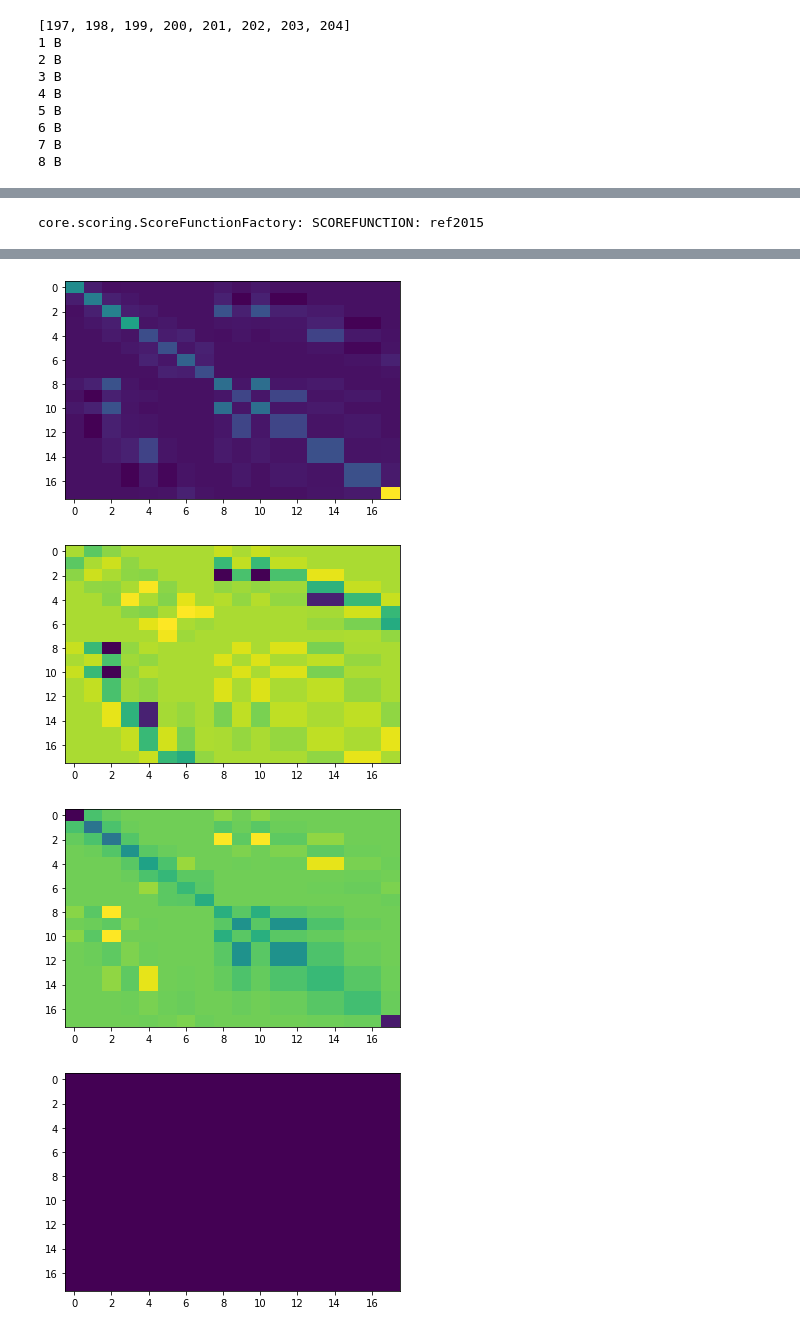
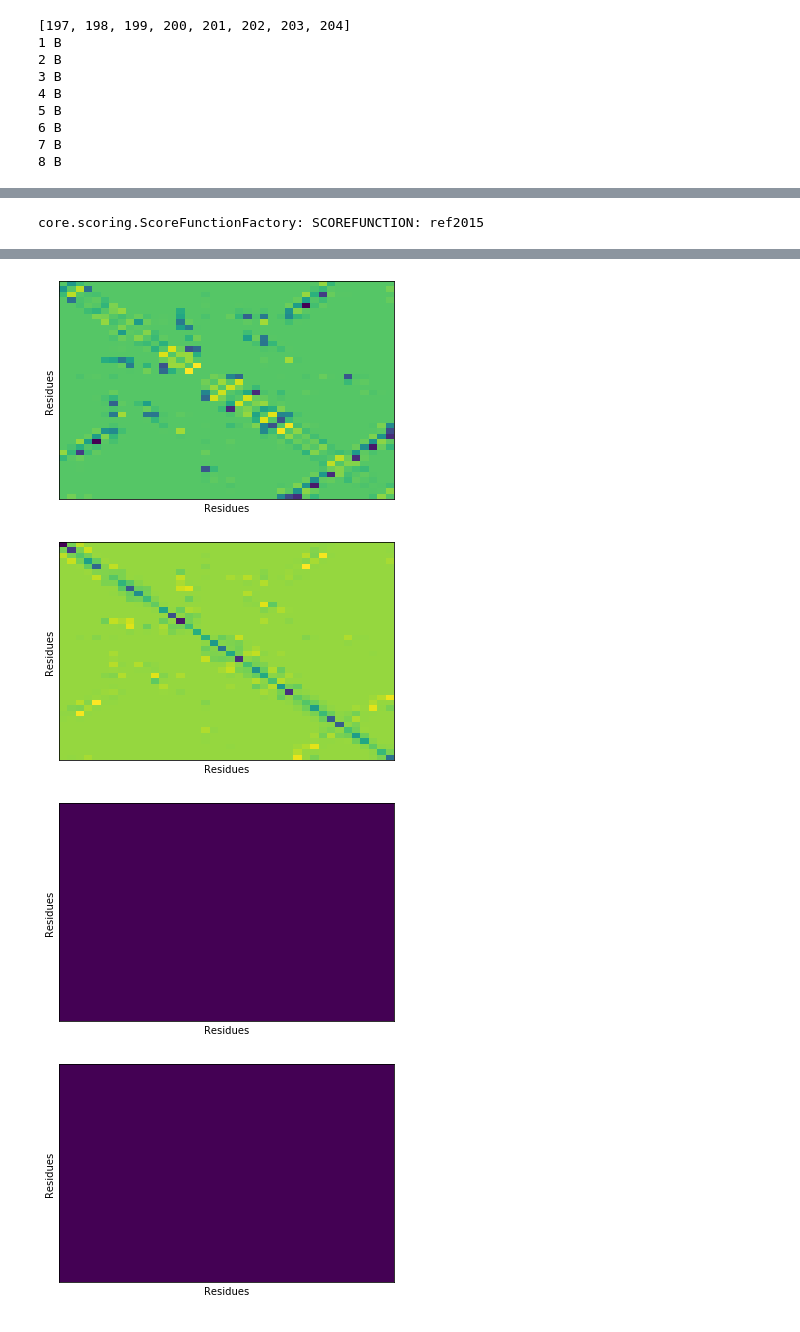
Before and after one commit to SamuelStentz/Graph-Convolutional-Neural-Network, a Jupyter notebook: GraphGeneration/Test Graph Generation.ipynb, the cells around one changed output, grey strips where cells are left out. Cells and saved outputs as stored; diff of their text form; code cells hidden in the pictures.

Commit message:
not much just labeled output graphs

```diff
--- a/GraphGeneration/Test Graph Generation.ipynb
+++ b/GraphGeneration/Test Graph Generation.ipynb
@@ -57,7 +57,7 @@ for el in ind_act:
 7 B
 8 B
 # %%
-ind_if_1 = index_interface_8ang_original(pose, ind_act, ind_sub, 10, crystal_struct = "./CrystalStructures/HCV.pdb")
+ind_if_1 = index_interface_10ang_original(pose, ind_act, ind_sub, 10, protease = "./CrystalStructures/HCV.pdb")
 print(ind_if_1)
 print(len(ind_if_1))
 for el in ind_if_1:
@@ -112,6 +102,6 @@ Wall time: 50.1 µs
 # %%
 params = {"amino_acids":True,
-            "blosum": True,
+            "blosum": False,
             "sinusoidal_encoding":3,
             "cosine_similarity":True,
             "center_measure":True,
@@ -119,7 +109,7 @@ params = {"amino_acids":True,
             "energy_terms":[],
             "energy_edge_terms":[fa_rep, fa_sol, fa_elec, lk_ball_wtd, hbond_sr_bb, hbond_lr_bb, hbond_bb_sc, fa_dun],
             "distance":True,
-            "energy":True}
+            "energy":False}
 %time g = protein_graph(pose = pose, substrate_indices=ind_act, interface_indices = ind_if, params = params)
 # %% [output]
 core.scoring.ScoreFunctionFactory: SCOREFUNCTION: ref2015
@@ -128,13 +118,22 @@ Wall time: 18.7 ms
 # %%
-g = protein_graph(pose = pose, substrate_indices=ind_act, interface_indices = ind_if, params = params)
+g = protein_graph(pose = pose, substrate_indices=ind_act, interface_indices = ind_if_1, params = params)
 
 fig, ax = plt.subplots()
 ax.imshow(g.V, cmap='viridis', aspect='auto')
+ax.set_xlabel("Features")
+ax.set_ylabel("Residues")
+ax.set_xticks([])
+ax.set_yticks([])
 plt.show()
 
 for m in range(g.A.shape[2]):
     fig, ax = plt.subplots()
     ax.imshow(g.A[:,:,m], cmap='viridis', aspect='auto')
+    ax.figsize=(10,10)
+    ax.set_xlabel("Residues")
+    ax.set_ylabel("Residues")
+    ax.set_xticks([])
+    ax.set_yticks([])
     plt.show()
 # %% [output]
 core.scoring.ScoreFunctionFactory: SCOREFUNCTION: ref2015
@@ -145,4 +144,4 @@ core.scoring.ScoreFunctionFactory: SCOREFUNCTION: ref2015
-[figure, old version]
+[figure, new version]
-[figure, old version]
+[figure, new version]
-[figure, old version]
+[figure, new version]
-[figure, old version]
+[figure, new version]
```
Also changed, not shown: parts of 12 cells of this notebook, 1 other file.
